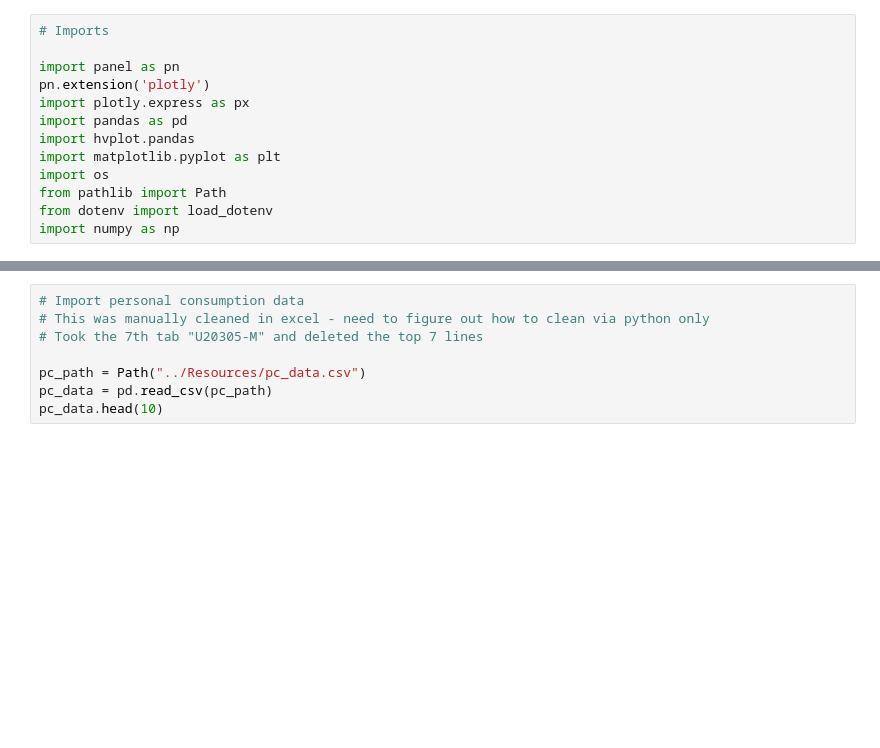
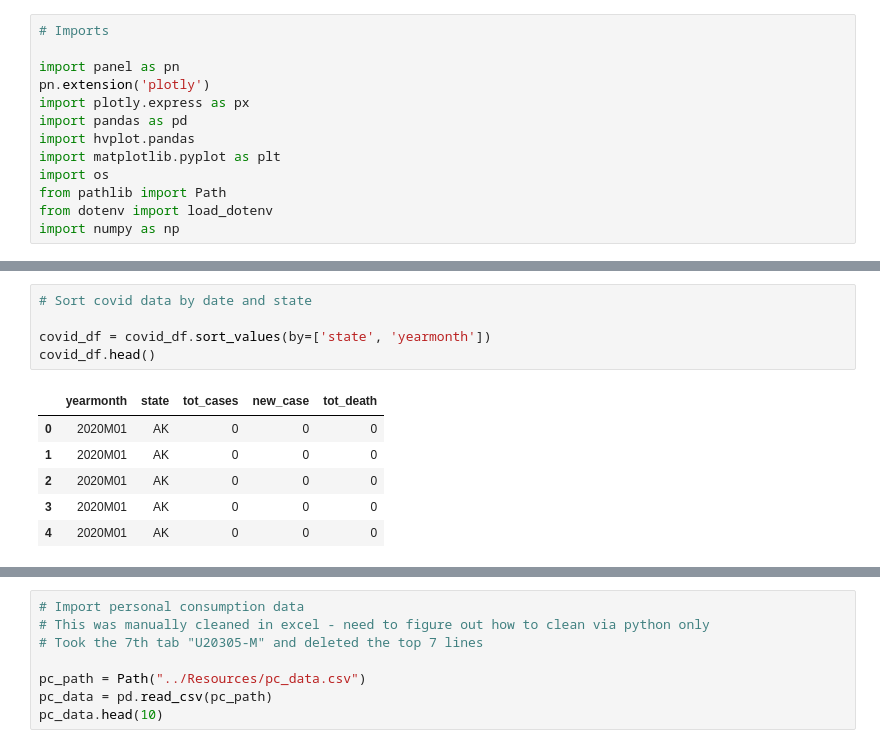
Before and after one commit to priscilla-wong/Project_1, a Jupyter notebook: covid_vs_pc/Analysis/covid_pc_analysis.ipynb, the cells around one changed output, grey strips where cells are left out. Saved outputs shown, nothing was run; the diff lists cells and outputs as text; blank space fills up the shorter version.

```diff
--- a/covid_vs_pc/Analysis/covid_pc_analysis.ipynb
+++ b/covid_vs_pc/Analysis/covid_pc_analysis.ipynb
@@ -27,0 +44,12 @@ covid_data.head()
+# %%
+# Sort covid data by date and state
+
+covid_df = covid_df.sort_values(by=['state', 'yearmonth'])
+covid_df.head()
+# %% [output]
+|  | yearmonth | state | tot_cases | new_case | tot_death |
+| 0 | 2020M01 | AK | 0 | 0 | 0 |
+| 1 | 2020M01 | AK | 0 | 0 | 0 |
+| 2 | 2020M01 | AK | 0 | 0 | 0 |
+| 3 | 2020M01 | AK | 0 | 0 | 0 |
+| 4 | 2020M01 | AK | 0 | 0 | 0 |
```
Also changed, not shown: parts of 11 cells of this notebook, 3 other files.
